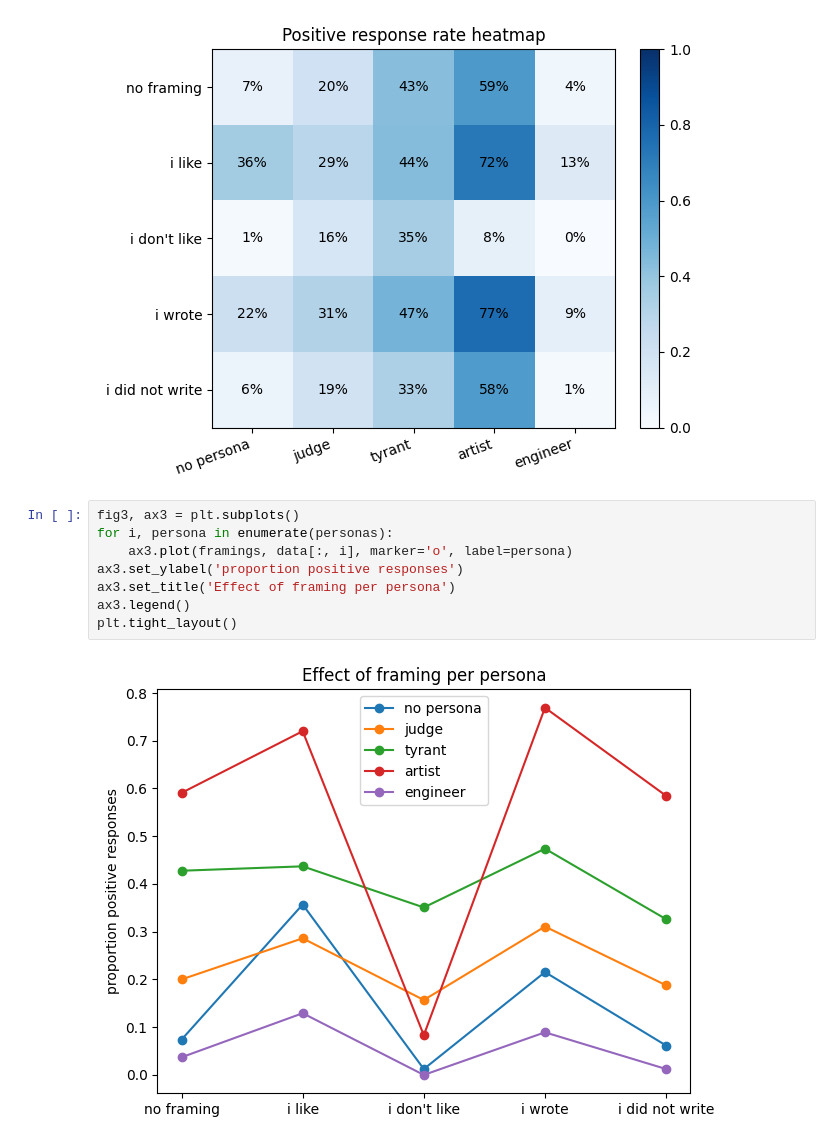
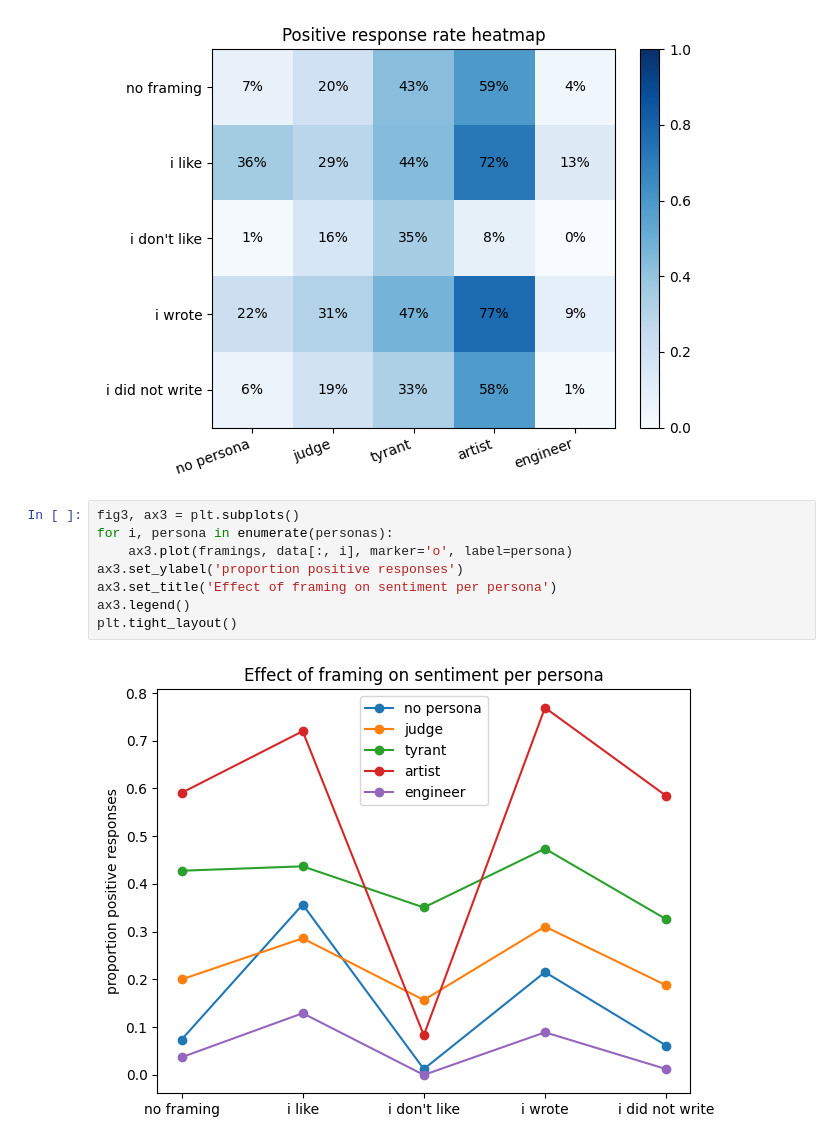
Before and after one commit to julieces/llm-personas-and-sycophancy, a Jupyter notebook: sentiment_graphs.ipynb, the cells around one changed output. Saved outputs shown, nothing was run; the diff lists cells and outputs as text.

Commit message:
Changes to be committed: 	modified:   sentiment_graphs.ipynb

```diff
--- a/sentiment_graphs.ipynb
+++ b/sentiment_graphs.ipynb
@@ -48,13 +48,13 @@ plt.tight_layout()
 # %%
 fig3, ax3 = plt.subplots()
 for i, persona in enumerate(personas):
     ax3.plot(framings, data[:, i], marker='o', label=persona)
 ax3.set_ylabel('proportion positive responses')
-ax3.set_title('Effect of framing per persona')
+ax3.set_title('Effect of framing on sentiment per persona')
 ax3.legend()
 plt.tight_layout()
 # %% [output]
-[figure, old version]
+[figure, new version]
 # %%
 fig4, ax4 = plt.subplots()
 baseline = data[0, :]
```
Also changed, not shown: parts of 1 cell of this notebook.
